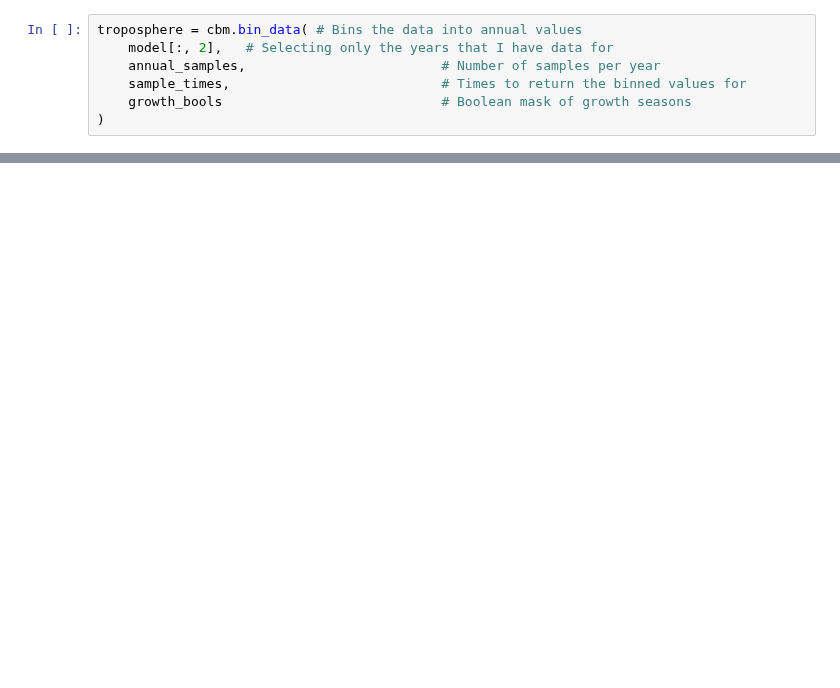
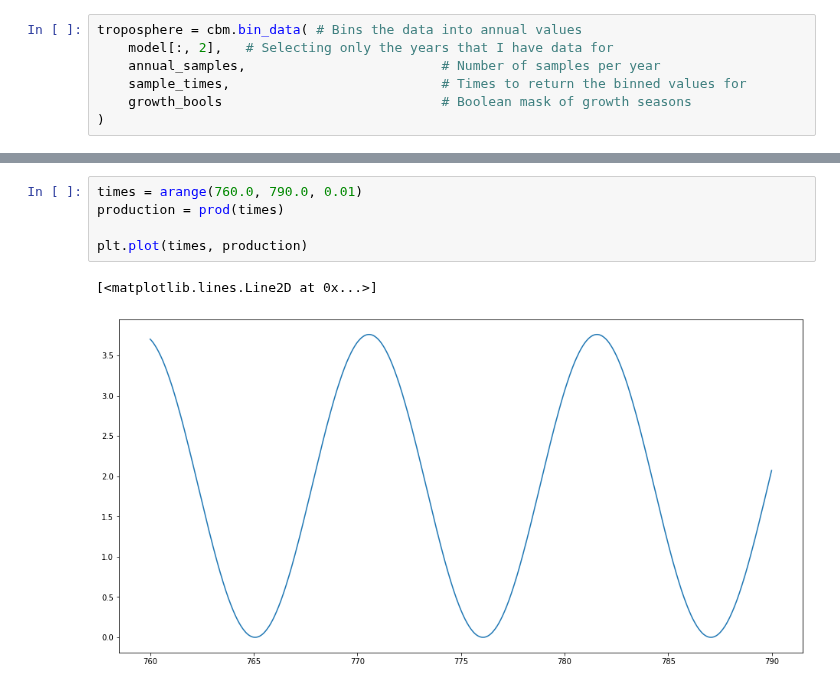
Before and after one commit to Jordan-Dennis/Miyake, a Jupyter notebook: peak_hunting.ipynb, the cells around one changed output, grey strips where cells are left out. Saved outputs shown, nothing was run; the diff lists cells and outputs as text; blank space fills up the shorter version.

```diff
--- a/peak_hunting.ipynb
+++ b/peak_hunting.ipynb
@@ -56,0 +64,8 @@ So the data contains underlying trends that I want to remove so that I can get a
+# %%
+times = arange(760.0, 790.0, 0.01)
+production = prod(times)
+
+plt.plot(times, production)
+# %% [output]
+[<matplotlib.lines.Line2D at 0x...>]
+[figure, added]
```
Also changed, not shown: parts of 6 cells of this notebook.
